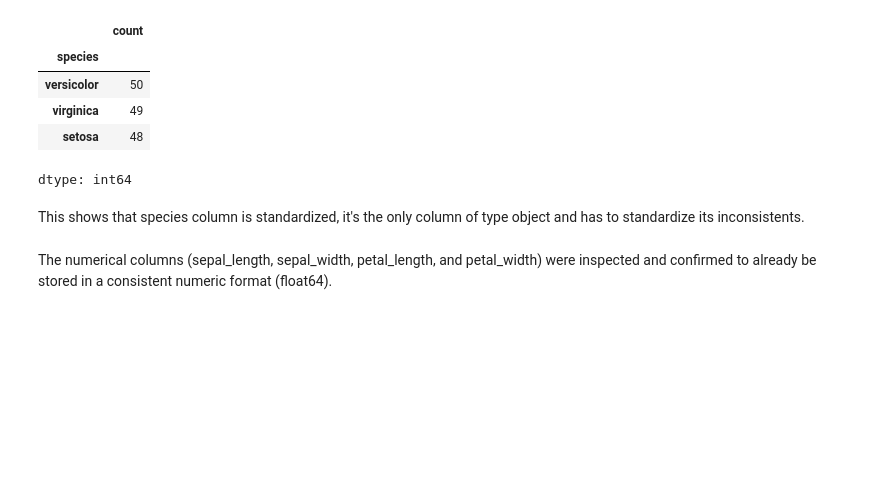
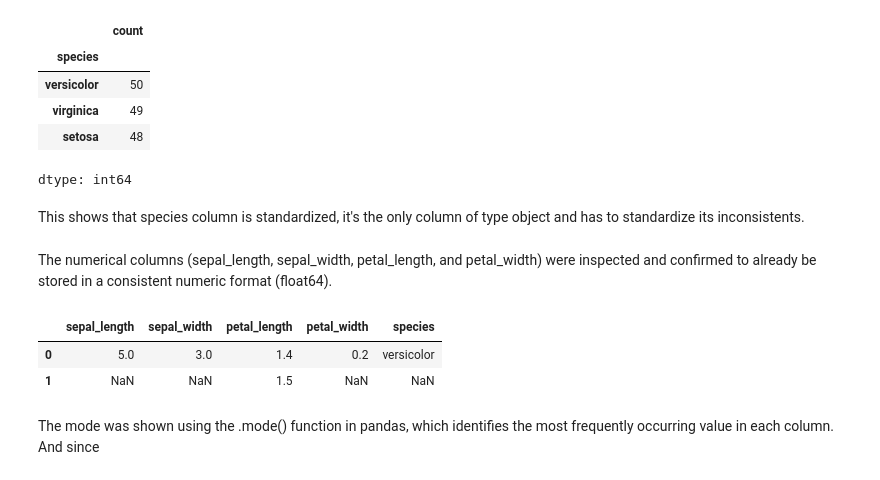
Before and after one commit to mahmoudbassant5-sketch/Codveda, a Jupyter notebook: Level 1 task1.ipynb, the cells around one changed output. Drawn from its saved outputs; the diff is of its cells as text; code cells hidden in the pictures; blank space fills up the shorter version.

```diff
--- a/Level 1 task1.ipynb
+++ b/Level 1 task1.ipynb
@@ -108,3 +112,11 @@ dtype: int64
 This shows that species column is standardized, it's the only column of type object and has to standardize its inconsistents.
 # %% [markdown]
 The numerical columns (sepal_length, sepal_width, petal_length, and petal_width) were inspected and confirmed to already be stored in a consistent numeric format (float64).
+# %%
+df.mode()
+# %% [output]
+|  | sepal_length | sepal_width | petal_length | petal_width | species |
+| 0 | 5.0 | 3.0 | 1.4 | 0.2 | versicolor |
+| 1 | NaN | NaN | 1.5 | NaN | NaN |
+# %% [markdown]
+The mode was shown using the .mode() function in pandas, which identifies the most frequently occurring value in each column. And since
```
Also changed, not shown: parts of 4 cells of this notebook.
